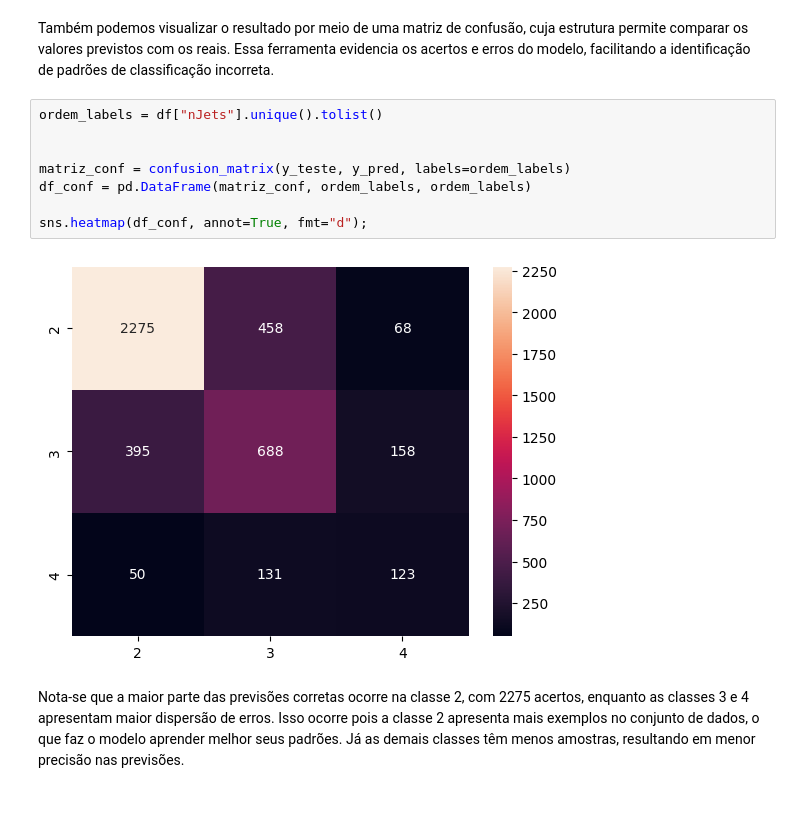
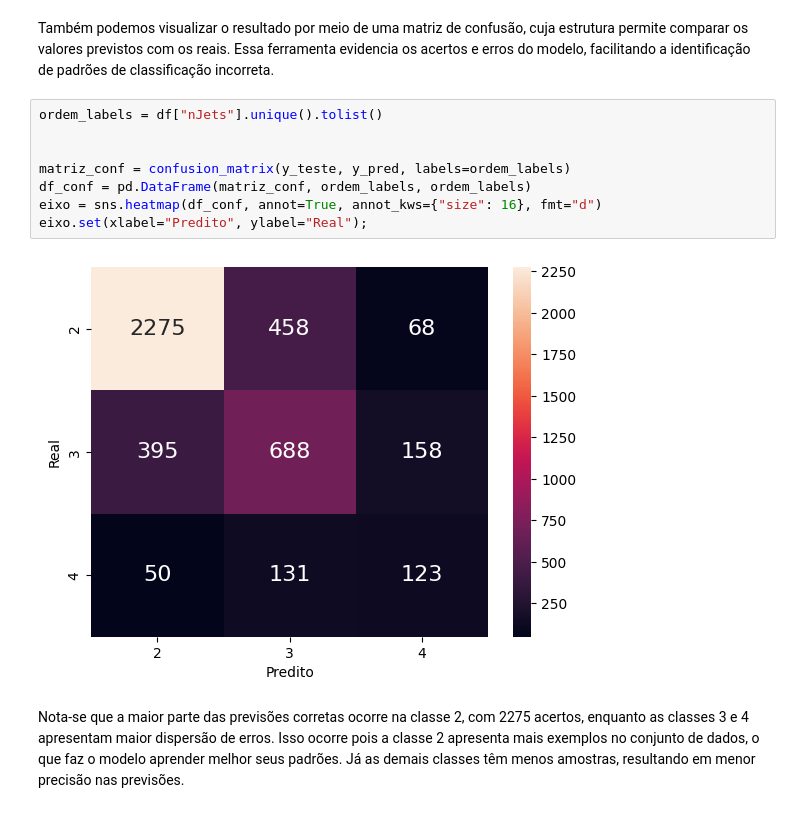
Before and after one commit to ComicDeath/Proton-Collision-Classifier, a Jupyter notebook: Proton-Collision-Classifier.ipynb, the cells around one changed output. Drawn from its saved outputs; the diff is of its cells as text.

```diff
--- a/Proton-Collision-Classifier.ipynb
+++ b/Proton-Collision-Classifier.ipynb
@@ -364,13 +365,13 @@ Também podemos visualizar o resultado por meio de uma matriz de confusão, cuja
 # %%
 ordem_labels = df["nJets"].unique().tolist()
 
 
 matriz_conf = confusion_matrix(y_teste, y_pred, labels=ordem_labels)
 df_conf = pd.DataFrame(matriz_conf, ordem_labels, ordem_labels)
-
-sns.heatmap(df_conf, annot=True, fmt="d");
+eixo = sns.heatmap(df_conf, annot=True, annot_kws={"size": 16}, fmt="d")
+eixo.set(xlabel="Predito", ylabel="Real");
 # %% [output]
-[figure, old version]
+[figure, new version]
 # %% [markdown]
 Nota-se que a maior parte das previsões corretas ocorre na classe 2, com 2275 acertos, enquanto as classes 3 e 4 apresentam maior dispersão de erros. Isso ocorre pois a classe 2 apresenta mais exemplos no conjunto de dados, o que faz o modelo aprender melhor seus padrões. Já as demais classes têm menos amostras, resultando em menor precisão nas previsões.
 # %% [markdown]
```
Also changed, not shown: parts of 81 cells of this notebook.
